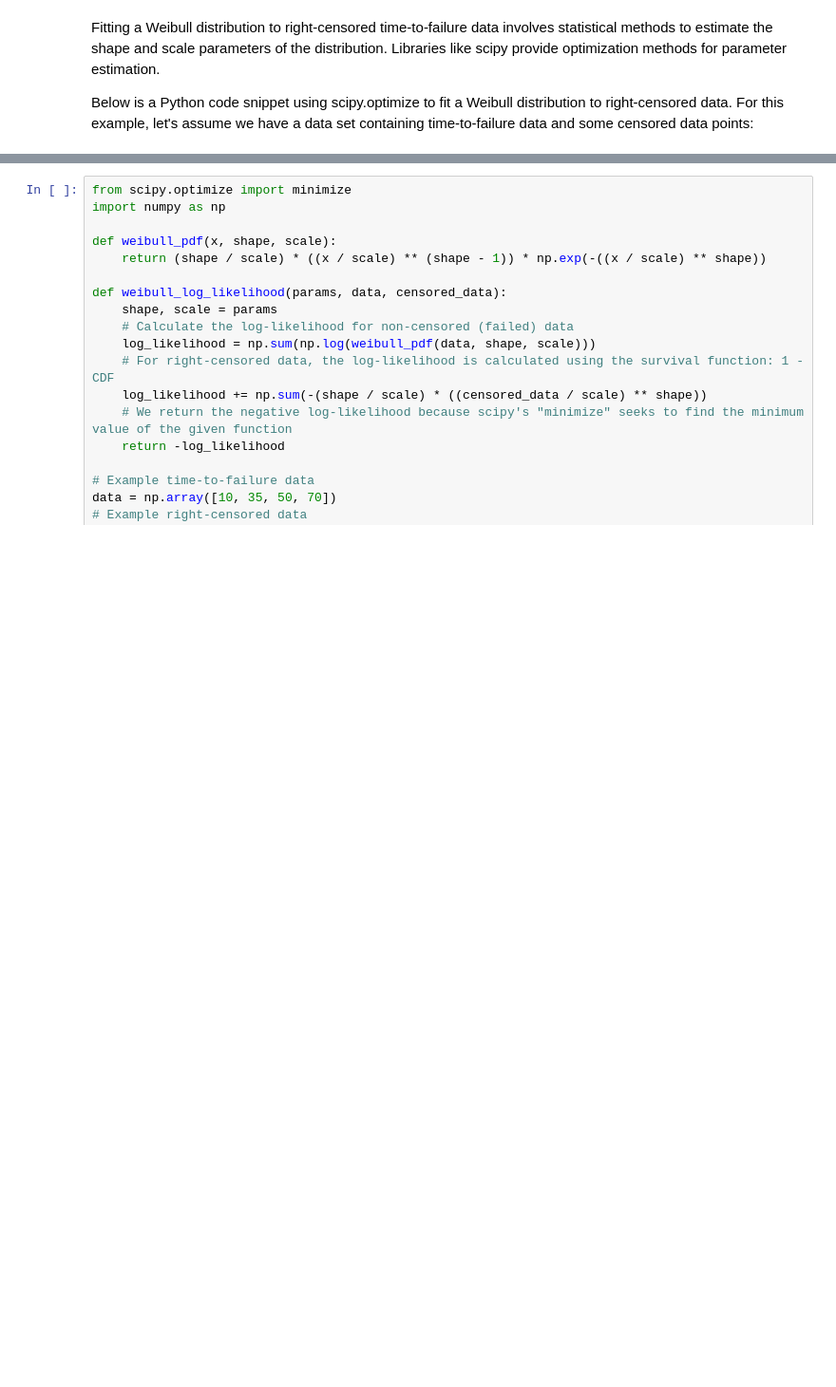
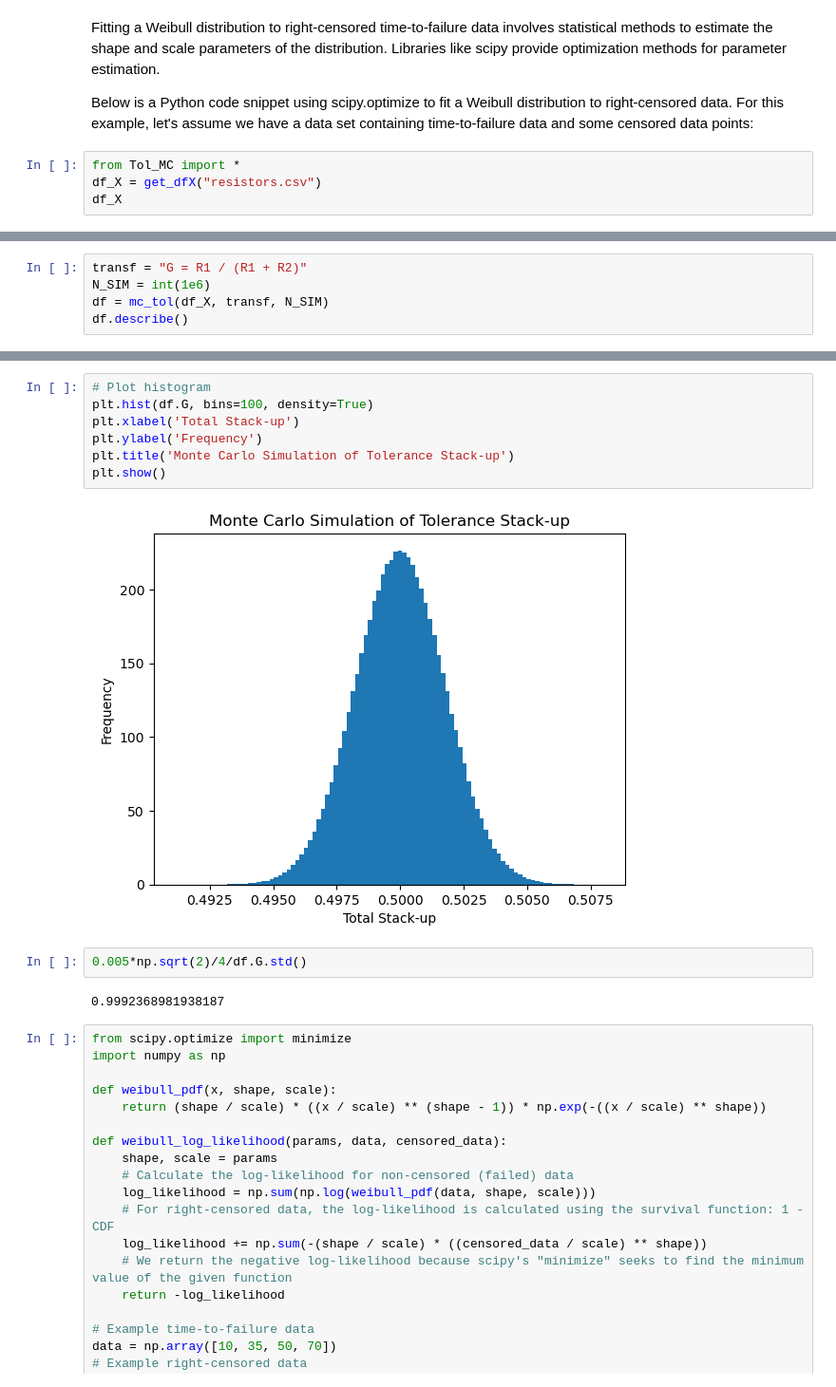
Before and after one commit to noriskworld/robust, a Jupyter notebook: robust.ipynb, the cells around one changed output, grey strips where cells are left out. Shown: that part at 95% size. Cells and saved outputs as stored; diff of their text form; blank space fills up the shorter version.

```diff
--- a/robust.ipynb
+++ b/robust.ipynb
@@ -123,3 +119,7 @@ plt.show()
 Fitting a Weibull distribution to right-censored time-to-failure data involves statistical methods to estimate the shape and scale parameters of the distribution. Libraries like scipy provide optimization methods for parameter estimation.
 
 Below is a Python code snippet using scipy.optimize to fit a Weibull distribution to right-censored data. For this example, let's assume we have a data set containing time-to-failure data and some censored data points:
+# %%
+from Tol_MC import *
+df_X = get_dfX("resistors.csv")
+df_X
@@ -125,0 +130,5 @@ Below is a Python code snippet using scipy.optimize to fit a Weibull distributio
+# %%
+transf = "G = R1 / (R1 + R2)"
+N_SIM = int(1e6)
+df = mc_tol(df_X, transf, N_SIM)
+df.describe()
@@ -126,3 +145,16 @@ Below is a Python code snippet using scipy.optimize to fit a Weibull distributio
+# %%
+# Plot histogram
+plt.hist(df.G, bins=100, density=True)
+plt.xlabel('Total Stack-up')
+plt.ylabel('Frequency')
+plt.title('Monte Carlo Simulation of Tolerance Stack-up')
+plt.show()
+# %% [output]
+[figure, added]
+# %%
+0.005*np.sqrt(2)/4/df.G.std()
+# %% [output]
+0.9992368981938187
 # %%
 from scipy.optimize import minimize
 import numpy as np
```
Also changed, not shown: parts of 7 cells of this notebook, 53 other files.
